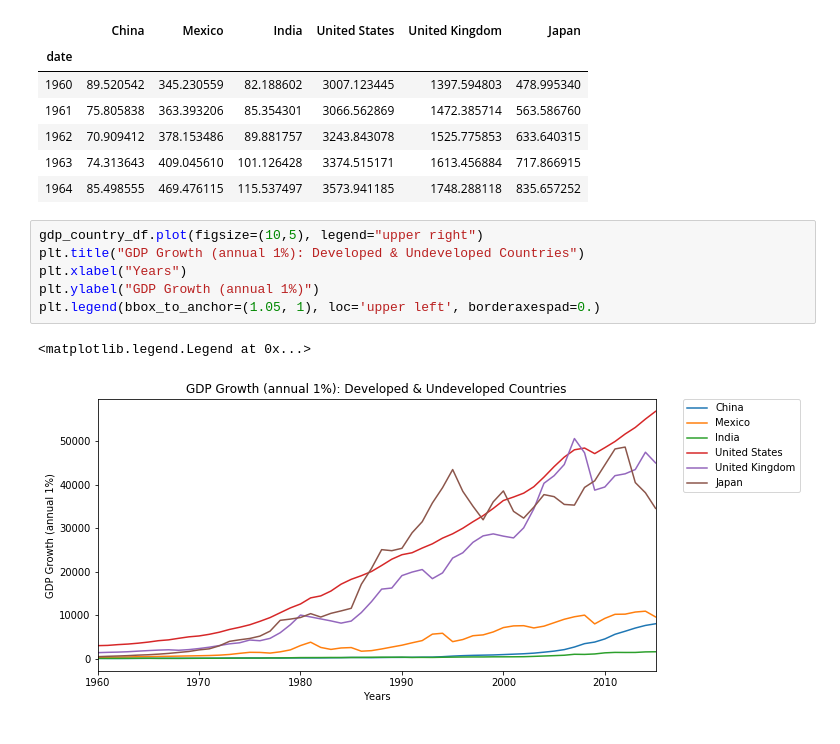
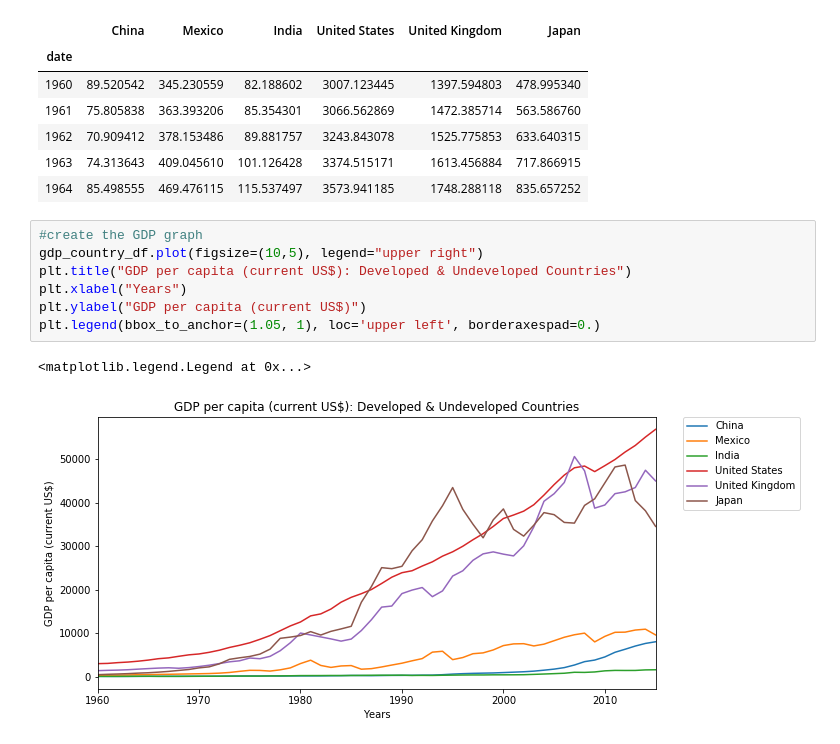
Before and after one commit to robertcox324/5horsemenoftheapocalypse, a Jupyter notebook: gdp_co2_correlation.ipynb, the cells around one changed output. Saved outputs shown, nothing was run; the diff lists cells and outputs as text.

Commit message:
graph compare

```diff
--- a/gdp_co2_correlation.ipynb
+++ b/gdp_co2_correlation.ipynb
@@ -309,11 +309,12 @@ gdp_country_df.head()
 | 1963 | 74.313643 | 409.045610 | 101.126428 | 3374.515171 | 1613.456884 | 717.866915 |
 | 1964 | 85.498555 | 469.476115 | 115.537497 | 3573.941185 | 1748.288118 | 835.657252 |
 # %%
+#create the GDP graph
 gdp_country_df.plot(figsize=(10,5), legend="upper right")
-plt.title("GDP Growth (annual 1%): Developed & Undeveloped Countries")
+plt.title("GDP per capita (current US$): Developed & Undeveloped Countries")
 plt.xlabel("Years")
-plt.ylabel("GDP Growth (annual 1%)")
+plt.ylabel("GDP per capita (current US$)")
 plt.legend(bbox_to_anchor=(1.05, 1), loc='upper left', borderaxespad=0.)
 # %% [output]
 <matplotlib.legend.Legend at 0x...>
-[figure, old version]
+[figure, new version]
```
Also changed, not shown: parts of 2 cells of this notebook.
